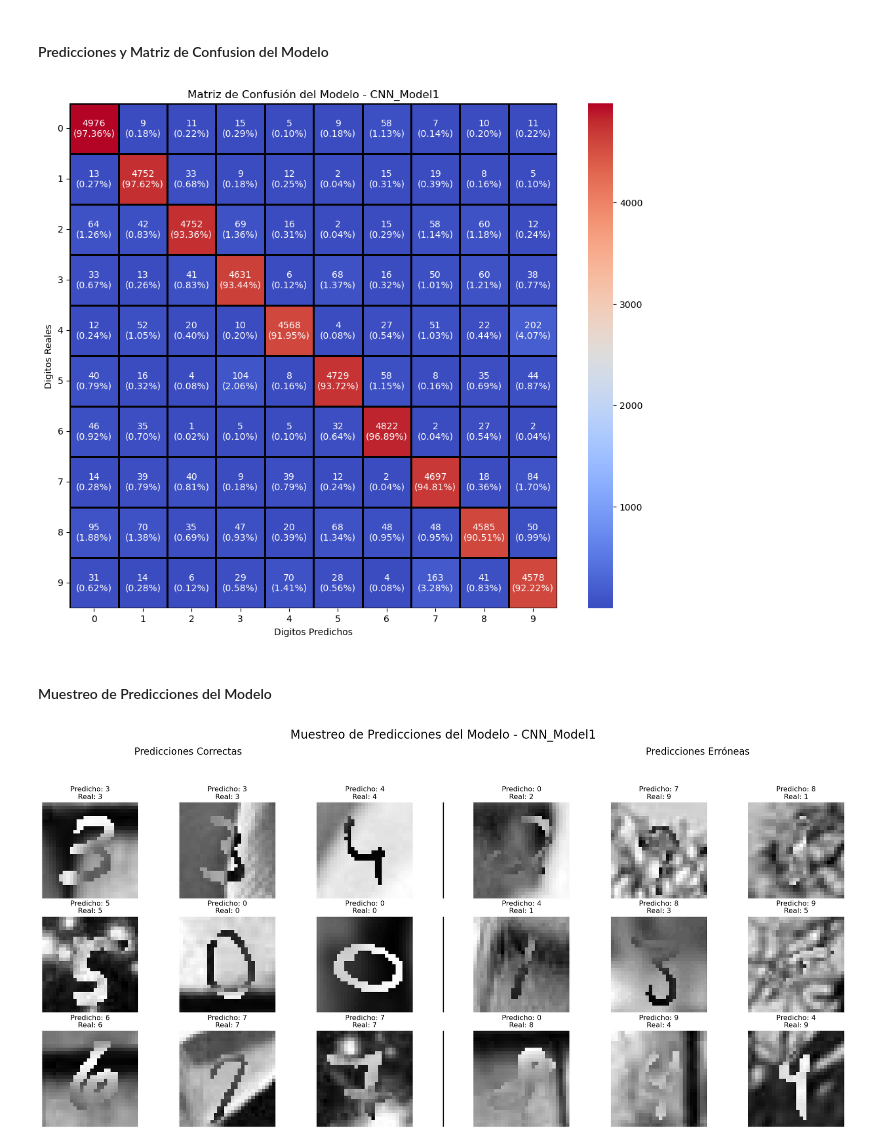
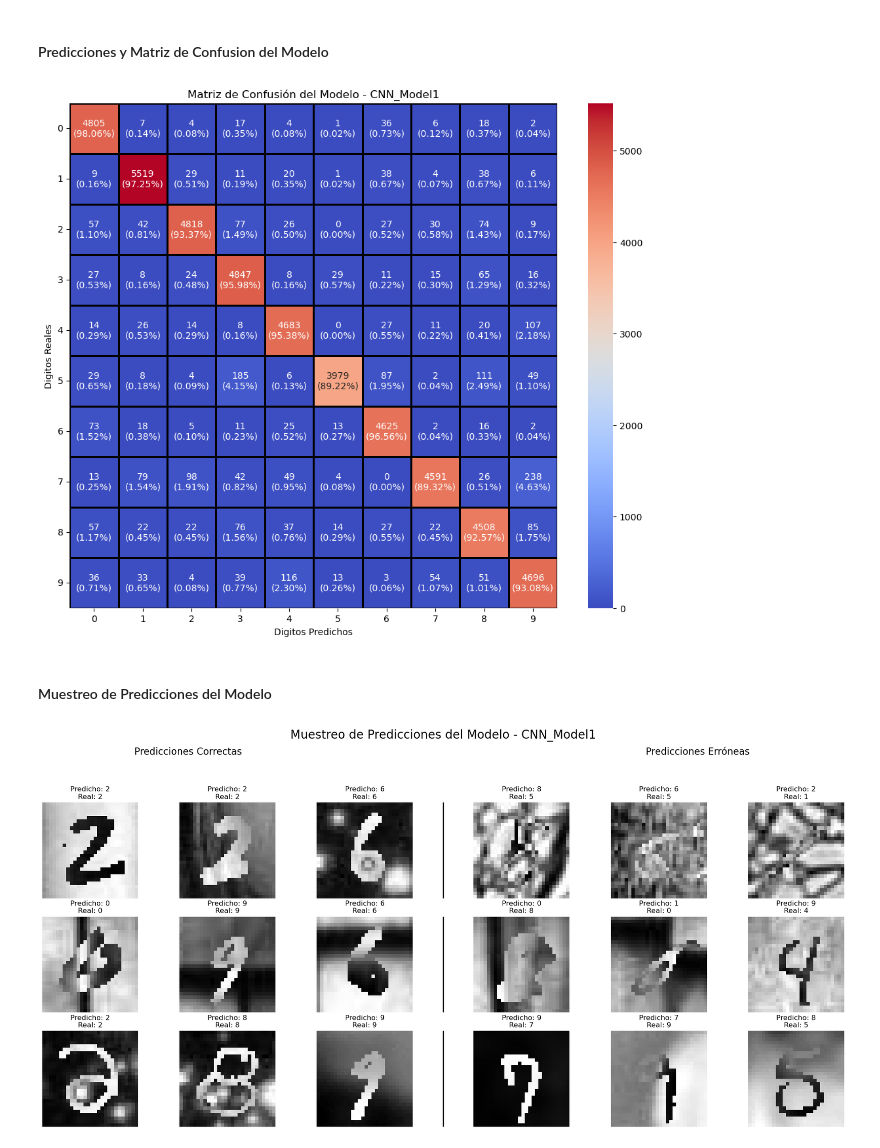
Before and after one commit to LeivaDiego/Lab4-DataScience, a Jupyter notebook: Lab4_CNN.ipynb, the cells around one changed output. Saved outputs shown, nothing was run; the diff lists cells and outputs as text; code cells hidden in the pictures.

```diff
--- a/Lab4_CNN.ipynb
+++ b/Lab4_CNN.ipynb
@@ -926,34 +952,34 @@ def plot_confusion_matrix(y_val, val_preds, epochs, name):
 # %% [markdown]
 ### Muestreo de Predicciones
 # %%
-def plot_predictions_sample(val_preds, y_val, X_val, epochs, name):
+def plot_predictions_sample(test_preds, y_test, X_test, epochs, name):
     # Definir el tamaño de las predicciones correctas e incorrectas
     correct_size = 9
     wrong_size = 9
 
     # Obtener las predicciones de validación
-    y_pred_classes = val_preds[epochs - 1].cpu().numpy().ravel()
+    y_pred_classes = test_preds[epochs - 1].cpu().numpy().ravel()
 
     # Mostrar los errores de clasificación
-    errors = (y_pred_classes - y_val.cpu().numpy() != 0)
+    errors = (y_pred_classes - y_test.cpu().numpy() != 0)
 
     # Obtener las clases de los errores
     y_pred_classes_errors = y_pred_classes[errors]
-    y_true_errors = y_val[errors]
-    X_val_errors = X_val[errors]
+    y_true_errors = y_test[errors]
+    X_val_errors = X_test[errors]
 
     # Crear la figura con 2 subplots (3x3 cada uno) y espacio para la línea divisoria
     fig, axes = plt.subplots(3, 7, figsize=(20, 10), gridspec_kw={'width_ratios': [1, 1, 1, 0.1, 1, 1, 1]})
     fig.suptitle(f"Muestreo de Predicciones del Modelo - {name}", fontsize=20)
 
     # Subplot para predicciones correctas (3x3)
-    correct_indices = [i for i in range(len(y_val)) if y_val[i] == y_pred_classes[i]]
+    correct_indices = [i for i in range(len(y_test)) if y_test[i] == y_pred_classes[i]]
     random_correct_indices = random.sample(correct_indices, correct_size)
 
     for i, index in enumerate(random_correct_indices):
         ax = axes[i // 3, i % 3]  # Ubicar en las primeras 3 columnas (3x3 subplots)
-        ax.imshow(X_val[index].view(28, 28), cmap='gray')
-        ax.set_title(f"Predicho: {y_pred_classes[index]}\nReal: {y_val[index]}")
+        ax.imshow(X_test[index].view(28, 28), cmap='gray')
+        ax.set_title(f"Predicho: {y_pred_classes[index]}\nReal: {y_test[index]}")
         ax.axis('off')
 
     # Dibujar la línea divisoria en un subplot central reducido
@@ -988,8 +1014,7 @@ epochs = 5              # Número de épocas
 # %% [markdown]
 #### Datasets
 # %%
-X_train, y_train, X_val, y_val, X_test = preprocessing(train_df,
-                                                       test_df)
+X_train, y_train, X_val, y_val, X_test, y_test = preprocessing(train_df, test_df)
 # %% [output]
 Dimensiones de los datos de entrenamiento: torch.Size([200000, 784])
 
@@ -1008,6 +1035,7 @@ train_loader, val_loader, test_loader = get_data_loaders(X_train,
                                                          X_val,
                                                          y_val,
                                                          X_test,
+                                                         y_test,
                                                          batch_size)
 # %% [markdown]
 #### Definicion de Arquitectura
@@ -1078,11 +1106,12 @@ El modelo se entrenara con GPU:
 # %% [markdown]
 #### Entrenar y Validar el Modelo
 # %%
-train_loss, train_accuracy, val_loss, val_accuracy, val_preds, val_proba = (
+train_loss, train_accuracy, val_loss, val_accuracy, val_preds, val_proba, test_loss, test_accuracy, test_preds, test_proba= (
     train_validate_model(epochs=epochs,
                          model=model,
                          train_loader=train_loader,
-                         data_loader=val_loader,
+                         val_loader=val_loader,
+                         test_loader=test_loader,
                          criterion=criterion,
                          optimizer=optimizer,
                          exp_lr_scheduler=exp_lr_scheduler,
@@ -1113,12 +1147,12 @@ plot_history(train_loss, val_loss, train_accuracy, val_accuracy,'CNN_Model1')
 # %% [markdown]
 #### Predicciones y Matriz de Confusion del Modelo
 # %%
-plot_confusion_matrix(y_val, val_preds, epochs, 'CNN_Model1')
+plot_confusion_matrix(y_test, test_preds, epochs, 'CNN_Model1')
 # %% [output]
-[figure, old version]
+[figure, new version]
 # %% [markdown]
 #### Muestreo de Predicciones del Modelo
 # %%
-plot_predictions_sample(val_preds, y_val, X_val, epochs, 'CNN_Model1')
+plot_predictions_sample(test_preds, y_test, X_test, epochs, 'CNN_Model1')
 # %% [output]
-[figure, old version]
+[figure, new version]
```
Also changed, not shown: parts of 15 cells of this notebook.
